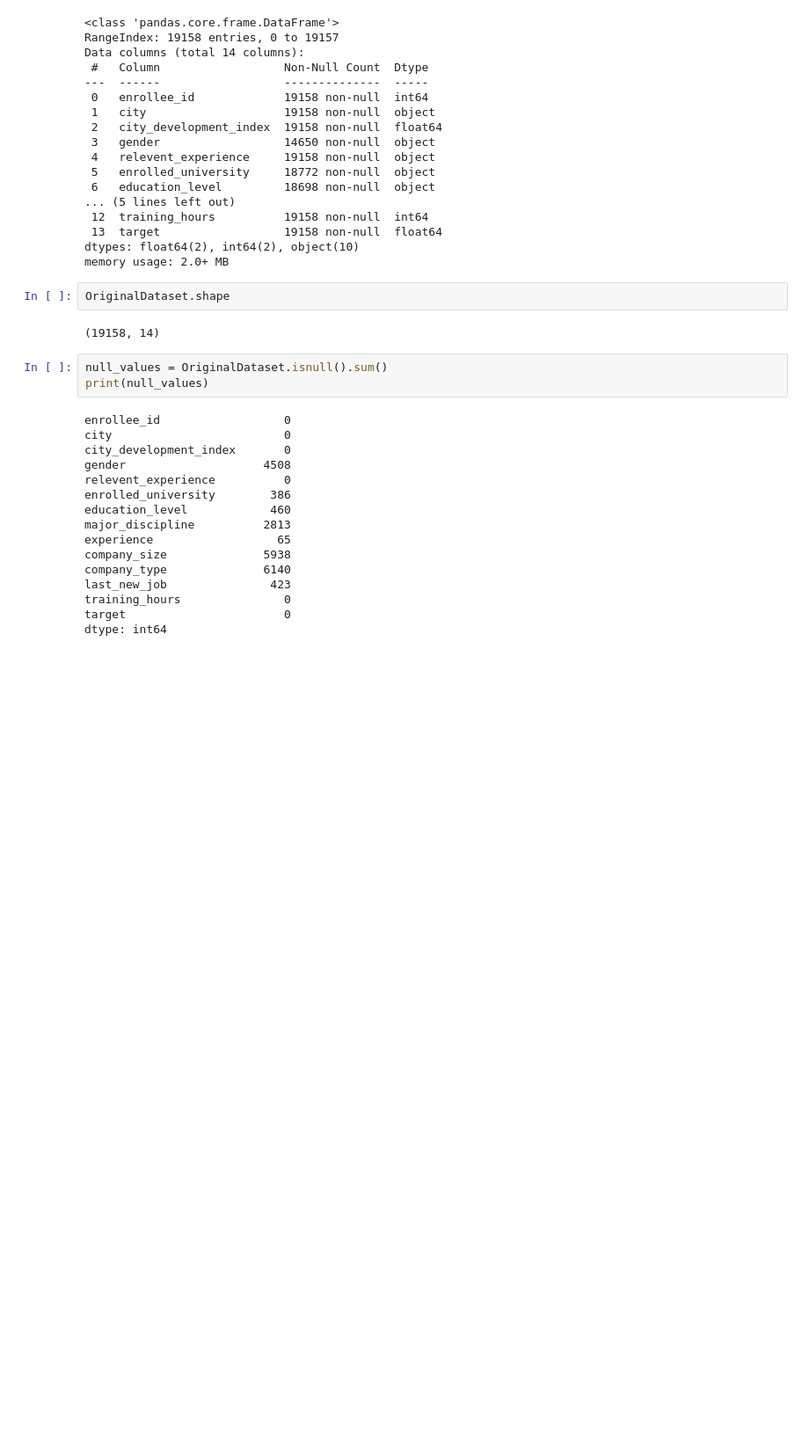
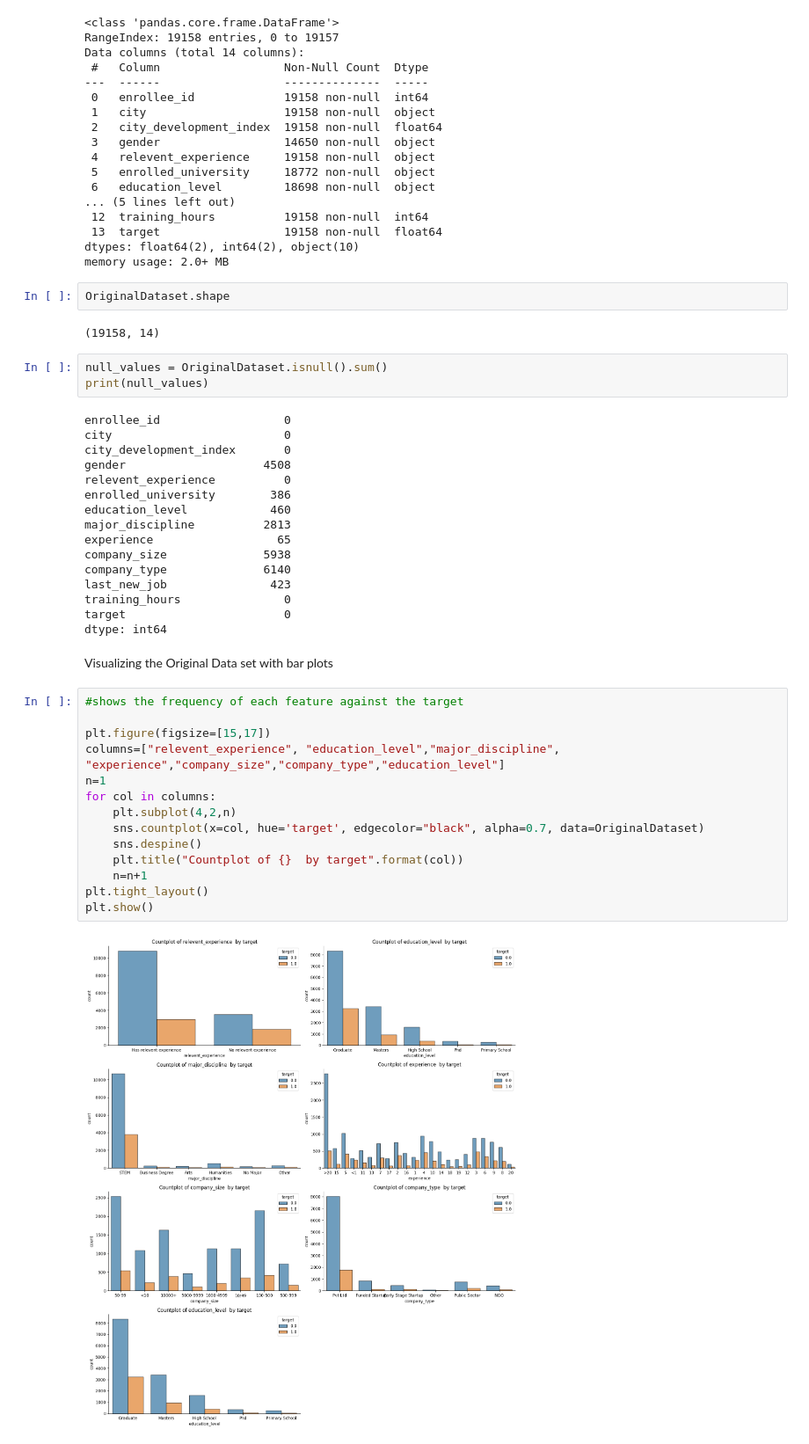
Before and after one commit to IT22106360/QuantaML-FDM-Employee-Retention, a Jupyter notebook: notebooks/model.ipynb, the cells around one changed output. Shown at 88% size. Drawn from its saved outputs; the diff is of its cells as text; blank space fills up the shorter version.

Commit message:
vis org data

```diff
--- a/notebooks/model.ipynb
+++ b/notebooks/model.ipynb
@@ -65,3 +68,21 @@ last_new_job               423
 training_hours               0
 target                       0
 dtype: int64
+# %% [markdown]
+Visualizing the Original Data set with bar plots
+# %%
+#shows the frequency of each feature against the target
+
+plt.figure(figsize=[15,17])
+columns=["relevent_experience", "education_level","major_discipline", "experience","company_size","company_type","education_level"]
+n=1
+for col in columns:
+    plt.subplot(4,2,n)
+    sns.countplot(x=col, hue='target', edgecolor="black", alpha=0.7, data=OriginalDataset)
+    sns.despine()
+    plt.title("Countplot of {}  by target".format(col))
+    n=n+1
+plt.tight_layout()
+plt.show()
+# %% [output]
+[figure, added]
```
Also changed, not shown: parts of 1 cell of this notebook, 1 other file.
